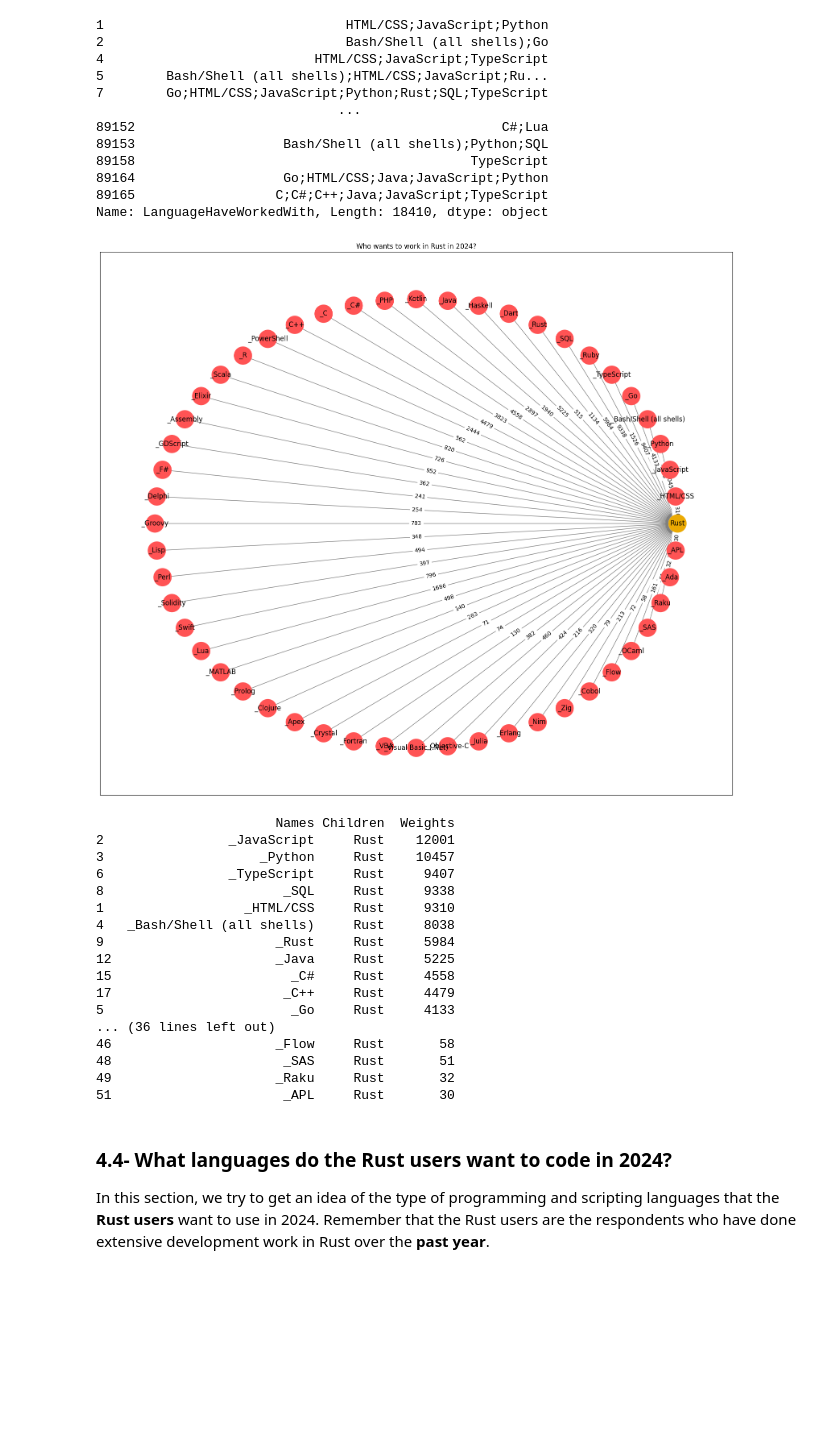
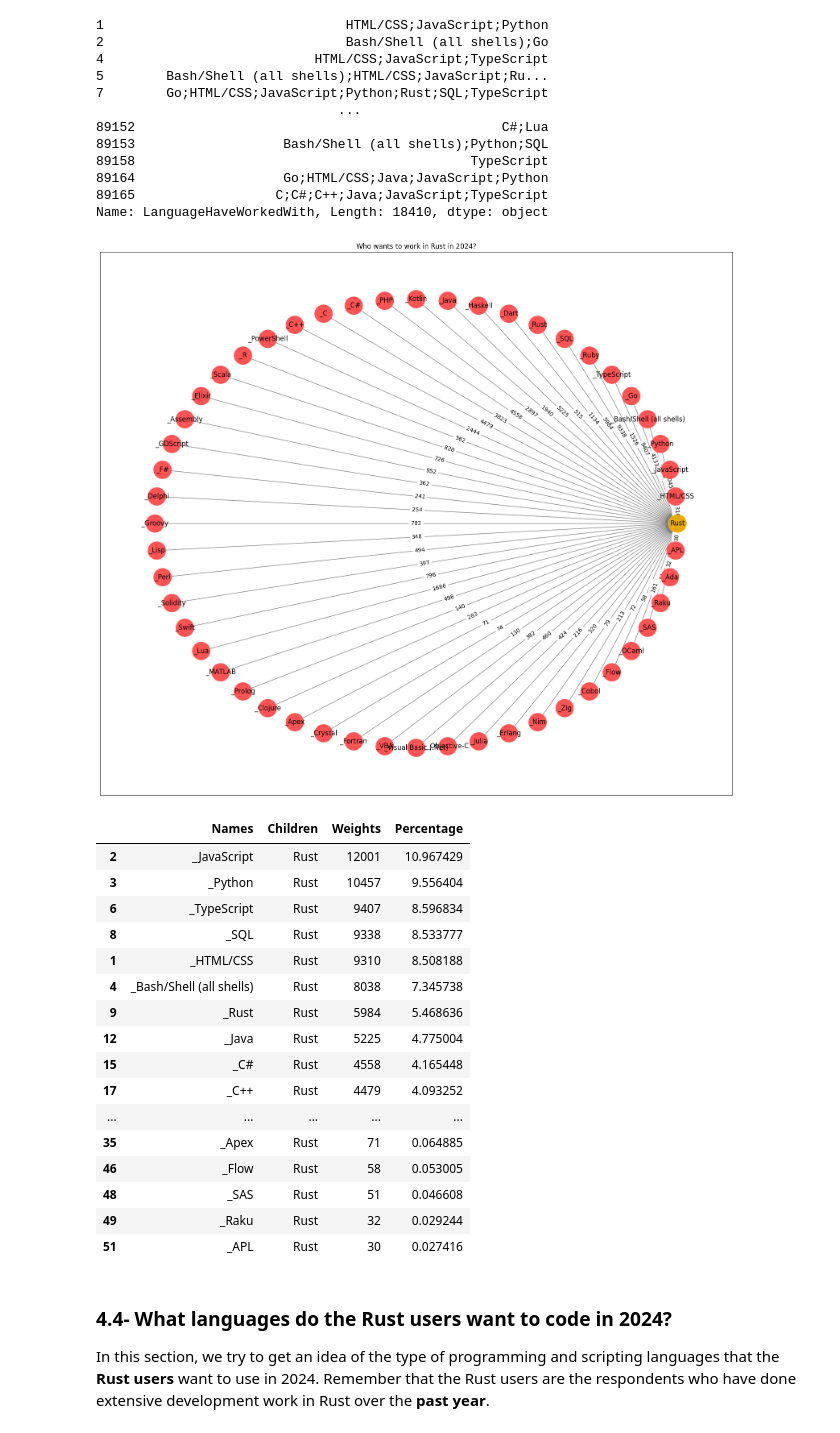
Before and after one commit to fab7/LAB-Data-Science-Blog-Post, a Jupyter notebook: notebook/who_are_the_rust_users.ipynb, the cells around one changed output. Cells and saved outputs as stored; diff of their text form; code cells hidden in the pictures; blank space fills up the shorter version.

```diff
--- a/notebook/who_are_the_rust_users.ipynb
+++ b/notebook/who_are_the_rust_users.ipynb
@@ -352,41 +363,43 @@ Name: LanguageHaveWorkedWith, Length: 18410, dtype: object
 # %%
 df_nodes = bu.rust_dependency_graph(df_rust_admirers, df_rust_users,
                                 'Who wants to work in Rust in 2024?', 'admirers')
 
 if VERBOSE > 0:
     df_edges = pd.DataFrame({
         'Names'   : df_nodes['Names'].repeat(df_nodes['Children'].str.len()),
         'Children': [item for sublist in df_nodes['Children'] for item in sublist],
         'Weights' : [item for sublist in df_nodes['Weights']   for item in sublist]
     })
+    # Add a new column with percentage
+    df_edges['Percentage'] = (df_edges['Weights'] / df_edges['Weights'].sum()) * 100
 
     df_edges = df_edges.sort_values('Weights', ascending=False)
-    print(df_edges.head(len(df_edges)))
+    display(df_edges.head(len(df_edges)))
 
-if VERBOSE > 6:
+if VERBOSE > 6: # [TODO - Work-in-progress]
     # Create a bar chart of the edges
     df_edges.plot(x='Children', y='Weights', kind='bar', color='red')
     # Display the chart
     plt.show()
 # %% [output]
 [figure]
-                       Names Children  Weights
-2                _JavaScript     Rust    12001
-3                    _Python     Rust    10457
-6                _TypeScript     Rust     9407
-8                       _SQL     Rust     9338
-1                  _HTML/CSS     Rust     9310
-4   _Bash/Shell (all shells)     Rust     8038
-9                      _Rust     Rust     5984
-12                     _Java     Rust     5225
-15                       _C#     Rust     4558
-17                      _C++     Rust     4479
-5                        _Go     Rust     4133
-... (36 lines left out)
-46                     _Flow     Rust       58
-48                      _SAS     Rust       51
-49                     _Raku     Rust       32
-51                      _APL     Rust       30
+|  | Names | Children | Weights | Percentage |
+| 2 | _JavaScript | Rust | 12001 | 10.967429 |
+| 3 | _Python | Rust | 10457 | 9.556404 |
+| 6 | _TypeScript | Rust | 9407 | 8.596834 |
+| 8 | _SQL | Rust | 9338 | 8.533777 |
+| 1 | _HTML/CSS | Rust | 9310 | 8.508188 |
+| 4 | _Bash/Shell (all shells) | Rust | 8038 | 7.345738 |
+| 9 | _Rust | Rust | 5984 | 5.468636 |
+| 12 | _Java | Rust | 5225 | 4.775004 |
+| 15 | _C# | Rust | 4558 | 4.165448 |
+| 17 | _C++ | Rust | 4479 | 4.093252 |
+| ... | ... | ... | ... | ... |
+| 35 | _Apex | Rust | 71 | 0.064885 |
+| 46 | _Flow | Rust | 58 | 0.053005 |
+| 48 | _SAS | Rust | 51 | 0.046608 |
+| 49 | _Raku | Rust | 32 | 0.029244 |
+| 51 | _APL | Rust | 30 | 0.027416 |
 # %% [markdown]
 ### 4.4- What languages do the Rust users want to code in 2024?
 In this section, we try to get an idea of the type of programming and scripting languages that the **Rust users** want to use in 2024. Remember that the Rust users are the respondents who have done extensive development work in Rust over the **past year**.
```
Also changed, not shown: parts of 7 cells of this notebook, 1 other file.
